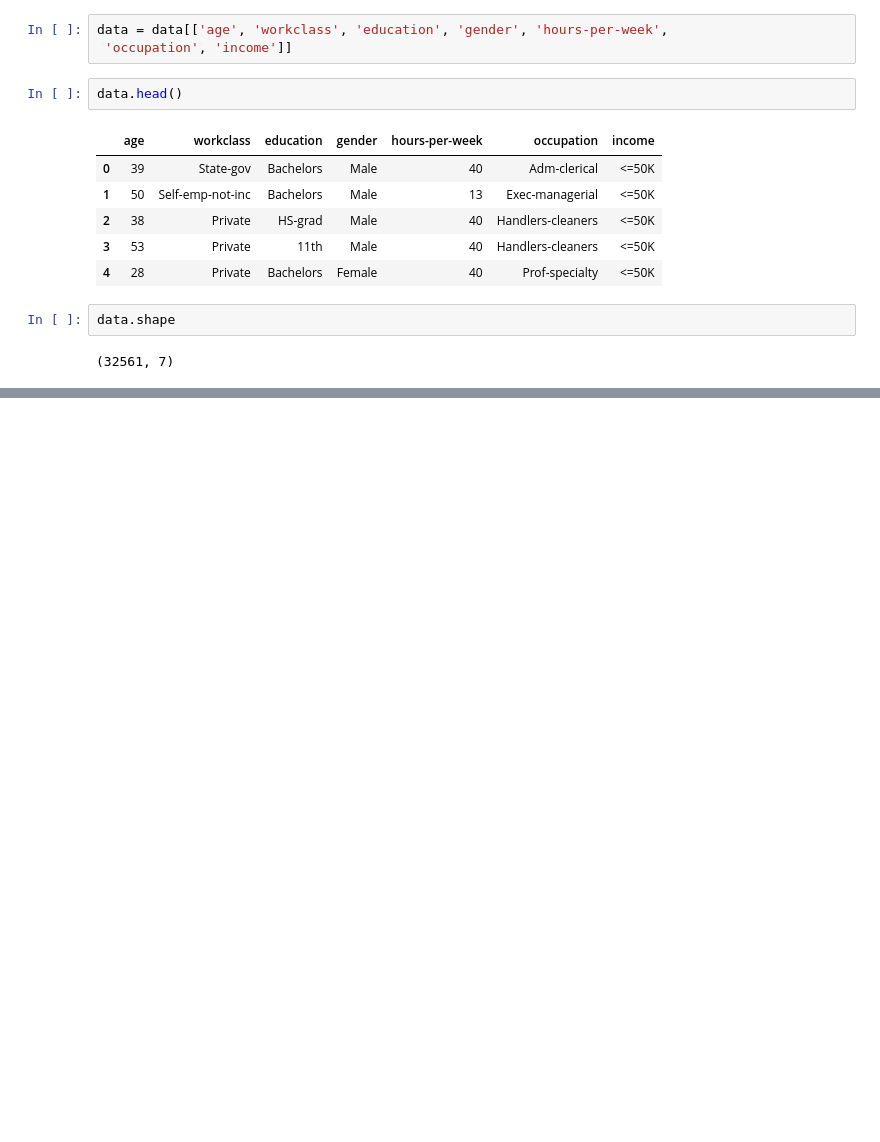
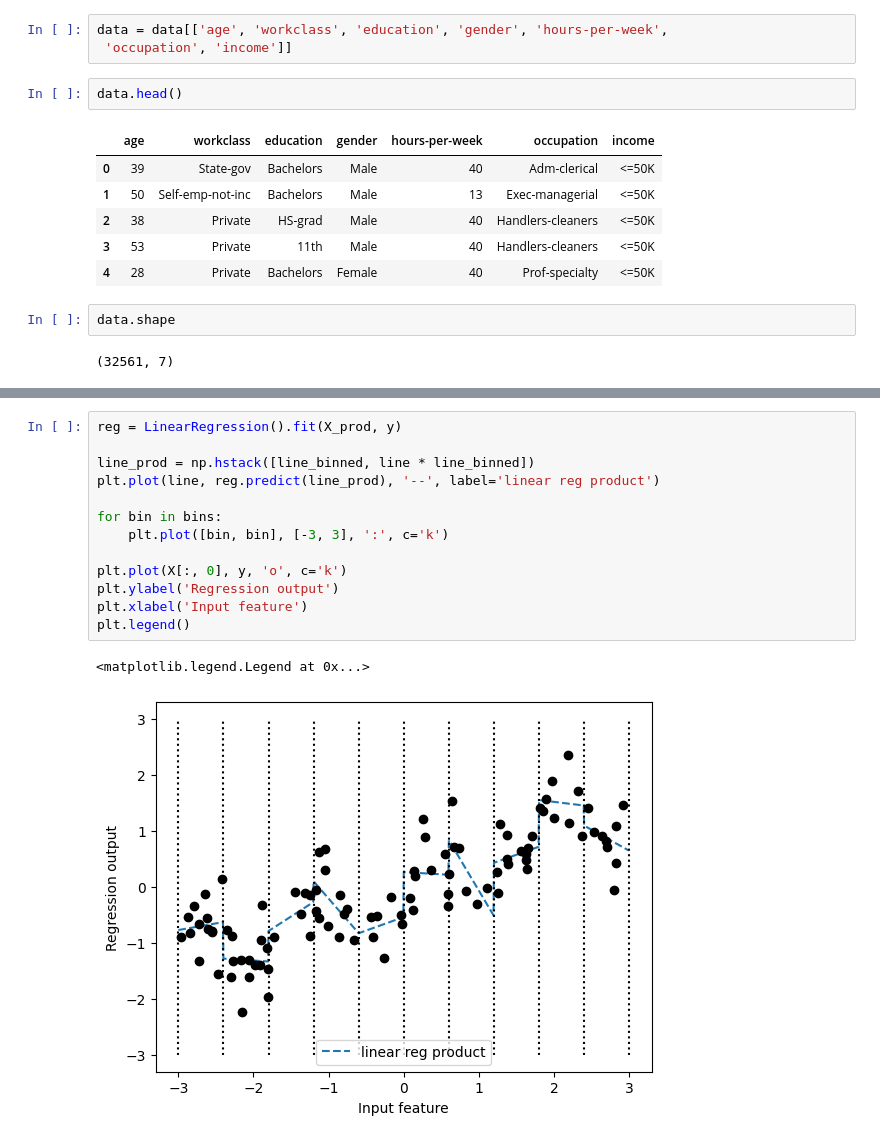
Before and after one commit to abhaykukade/ml_model_evaluation, a Jupyter notebook: feature_engineering.ipynb, the cells around one changed output, grey strips where cells are left out. Saved outputs shown, nothing was run; the diff lists cells and outputs as text; blank space fills up the shorter version.

```diff
--- a/feature_engineering.ipynb
+++ b/feature_engineering.ipynb
@@ -29,0 +202,16 @@ data.shape
+# %%
+reg = LinearRegression().fit(X_prod, y)
+
+line_prod = np.hstack([line_binned, line * line_binned])
+plt.plot(line, reg.predict(line_prod), '--', label='linear reg product')
+
+for bin in bins:
+    plt.plot([bin, bin], [-3, 3], ':', c='k')
+
+plt.plot(X[:, 0], y, 'o', c='k')
+plt.ylabel('Regression output')
+plt.xlabel('Input feature')
+plt.legend()
+# %% [output]
+<matplotlib.legend.Legend at 0x...>
+[figure, added]
```
Also changed, not shown: parts of 29 cells of this notebook.
